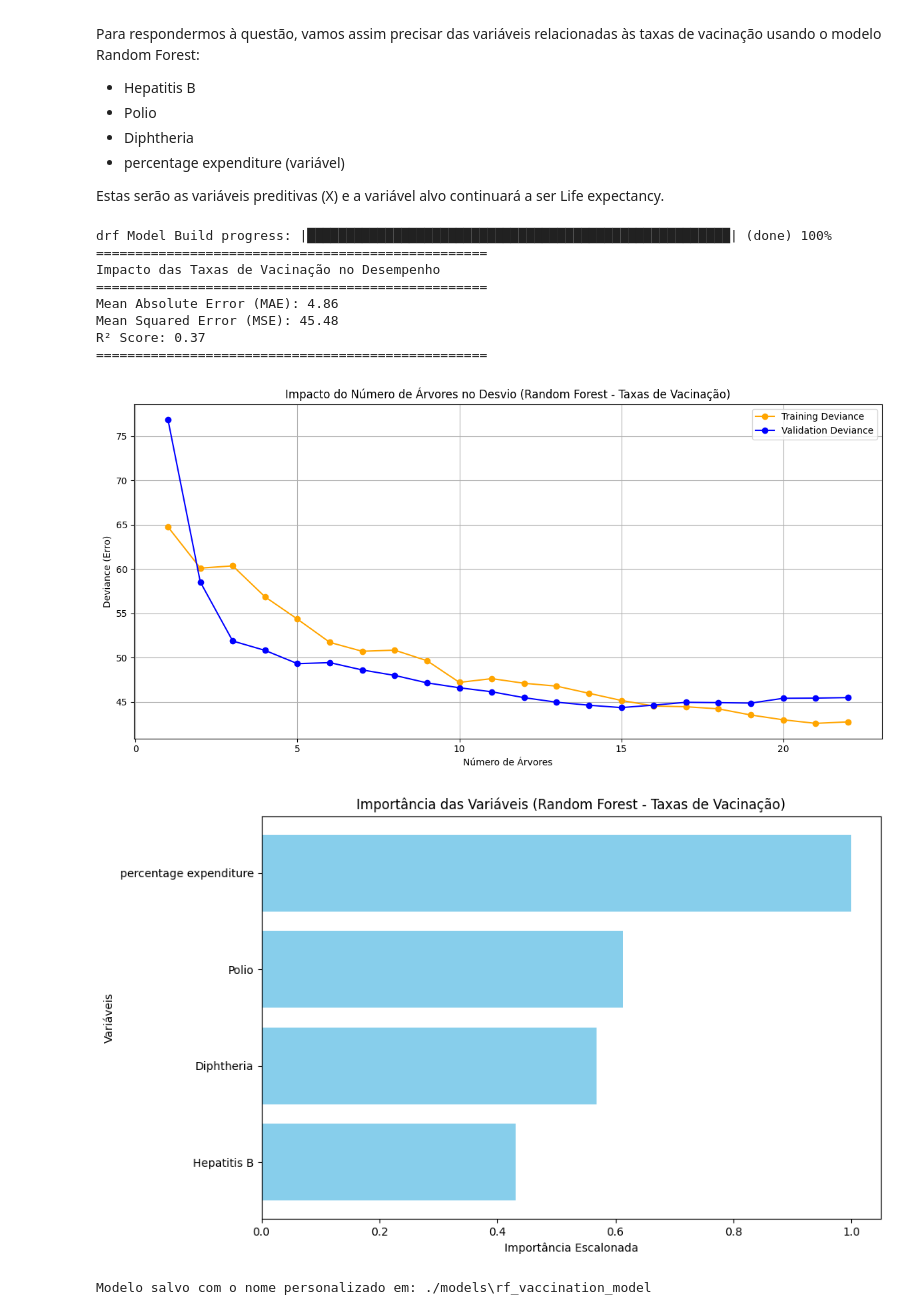
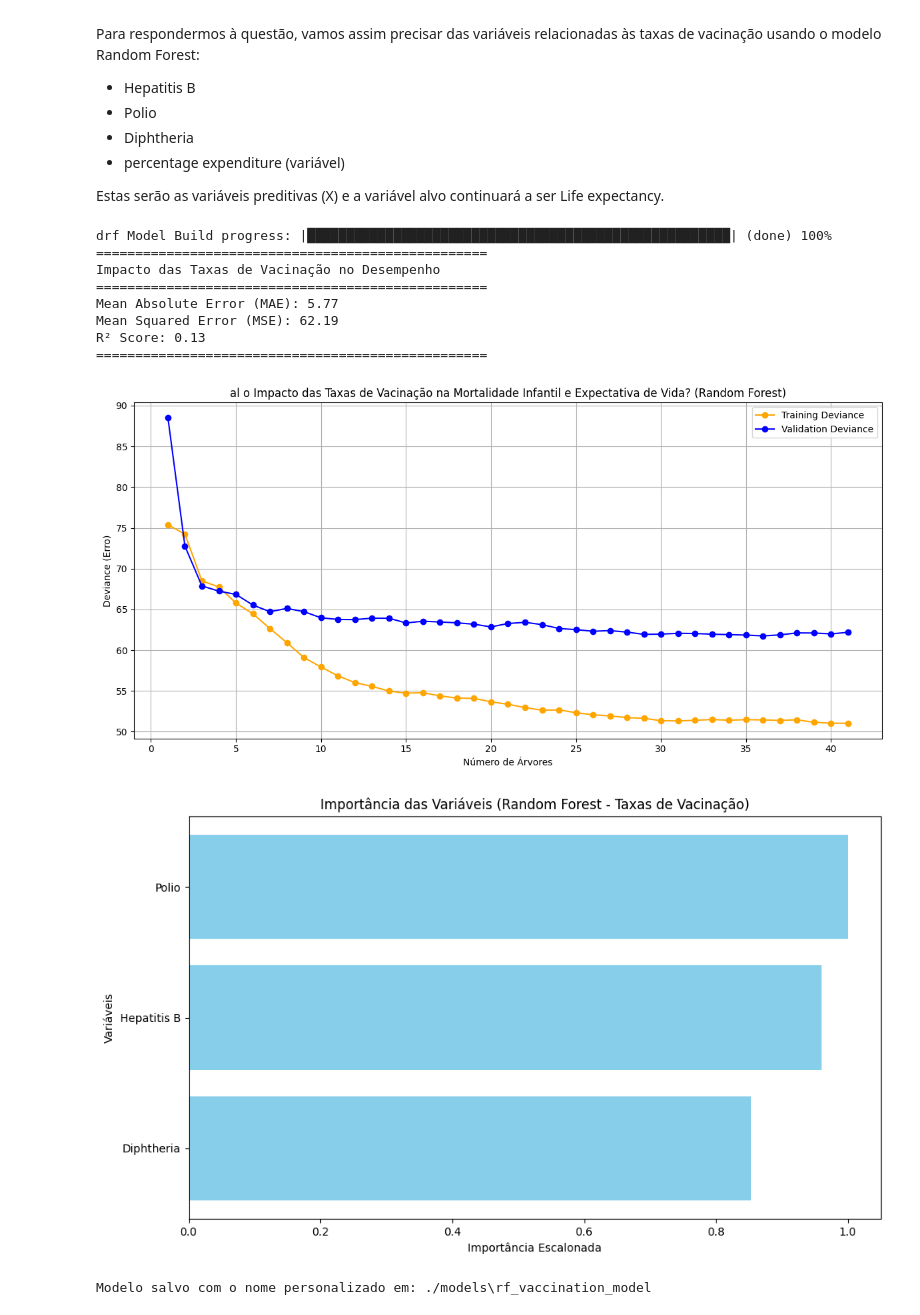
Before and after one commit to AvelinoAlmeida/Life-Expectancy, a Jupyter notebook: 4-h2o.ipynb, the cells around one changed output. Saved outputs shown, nothing was run; the diff lists cells and outputs as text; code cells hidden in the pictures.

```diff
--- a/4-h2o.ipynb
+++ b/4-h2o.ipynb
@@ -342,7 +353,7 @@ Para respondermos à questão, vamos assim precisar das variáveis relacionadas
 Estas serão as variáveis preditivas (X) e a variável alvo continuará a ser Life expectancy.
 # %%
 # Selecionar as variáveis relacionadas às taxas de vacinação
-vaccination_predictors = ['Hepatitis B', 'Polio', 'Diphtheria', 'percentage expenditure']
+vaccination_predictors = ['Hepatitis B', 'Polio', 'Diphtheria']
 
 target = 'Life expectancy'
 
@@ -387,40 +398,40 @@ plt.plot(scoring_history['number_of_trees'], scoring_history['training_deviance'
 
 # Adicionar linha para o desvio na validação (teste)
 if 'validation_deviance' in scoring_history.columns:
     plt.plot(scoring_history['number_of_trees'], scoring_history['validation_deviance'], label="Validation Deviance", color="blue", marker="o")
 
 # Configurar o gráfico
-plt.title("Impacto do Número de Árvores no Desvio (Random Forest - Taxas de Vacinação)")
+plt.title("al o Impacto das Taxas de Vacinação na Mortalidade Infantil e Expectativa de Vida? (Random Forest)")
 plt.xlabel("Número de Árvores")
 plt.ylabel("Deviance (Erro)")
 plt.legend()
 plt.grid()
 plt.tight_layout()
 plt.show()
 
 # Obter a importância das variáveis
 importance = rf_model2.varimp(use_pandas=True)
 
 # Criar gráfico da importância das variáveis
 plt.figure(figsize=(10, 6))
 plt.barh(importance['variable'], importance['scaled_importance'], color="skyblue")
 plt.title("Importância das Variáveis (Random Forest - Taxas de Vacinação)")
 plt.xlabel("Importância Escalonada")
 plt.ylabel("Variáveis")
-plt.gca().invert_yaxis()  # Inverter a ordem das variáveis no eixo Y
+plt.gca().invert_yaxis()
 plt.tight_layout()
 plt.show()
 # %% [output]
 drf Model Build progress: |██████████████████████████████████████████████████████| (done) 100%
 ==================================================
 Impacto das Taxas de Vacinação no Desempenho
 ==================================================
-Mean Absolute Error (MAE): 4.86
-Mean Squared Error (MSE): 45.48
-R² Score: 0.37
+Mean Absolute Error (MAE): 5.77
+Mean Squared Error (MSE): 62.19
+R² Score: 0.13
 ==================================================
-[figure, old version]
+[figure, new version]
-[figure, old version]
+[figure, new version]
 # %%
 import os
 
```
Also changed, not shown: parts of 7 cells of this notebook, 22 other files.
